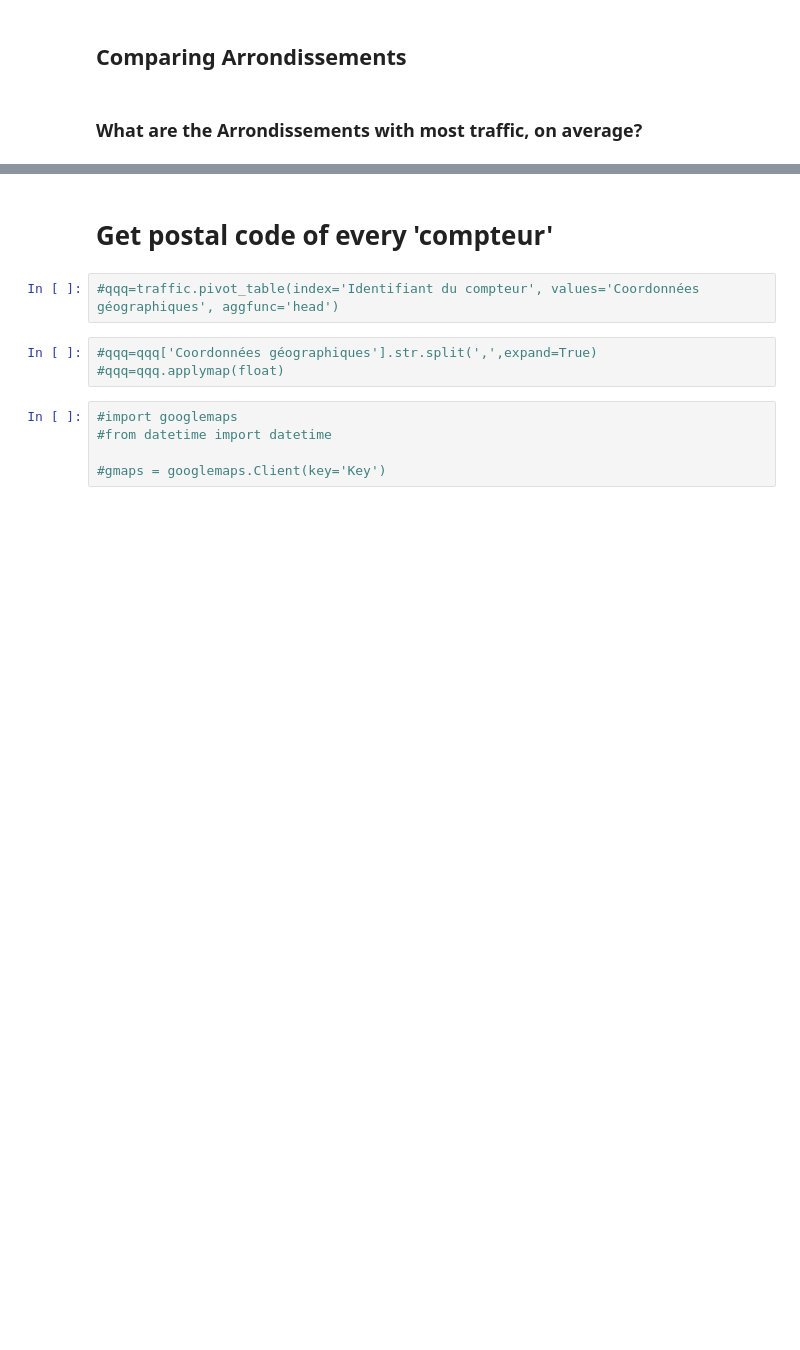
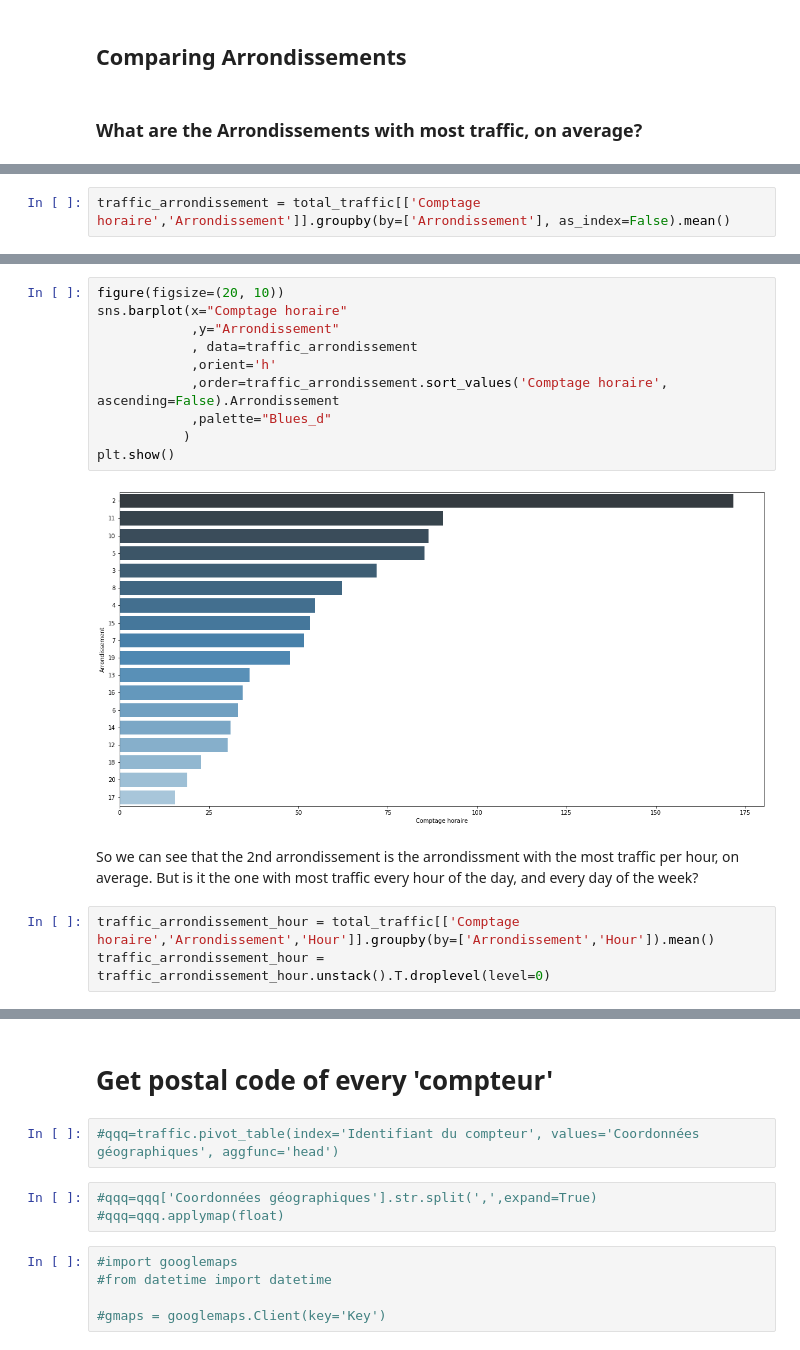
Before and after one commit to tmcdonald92/Bike-Traffic-In-Paris, a Jupyter notebook: Bycicles in Paris.ipynb, the cells around one changed output, grey strips where cells are left out. Drawn from its saved outputs; the diff is of its cells as text; blank space fills up the shorter version.

```diff
--- a/Bycicles in Paris.ipynb
+++ b/Bycicles in Paris.ipynb
@@ -361,0 +362,2 @@ traffic_arrondissement.plot(kind='barh')
+# %%
+traffic_arrondissement = total_traffic[['Comptage horaire','Arrondissement']].groupby(by=['Arrondissement'], as_index=False).mean()
@@ -361,0 +382,18 @@ traffic_arrondissement.plot(kind='barh')
+# %%
+figure(figsize=(20, 10))
+sns.barplot(x="Comptage horaire"
+            ,y="Arrondissement"
+            , data=traffic_arrondissement
+            ,orient='h'
+            ,order=traffic_arrondissement.sort_values('Comptage horaire', ascending=False).Arrondissement
+            ,palette="Blues_d"
+           )
+plt.show()
+# %% [output]
+[figure, added]
+# %% [markdown]
+So we can see that the 2nd arrondissement is the arrondissment with the most traffic per hour, on average.
+But is it the one with most traffic every hour of the day, and every day of the week?
+# %%
+traffic_arrondissement_hour = total_traffic[['Comptage horaire','Arrondissement','Hour']].groupby(by=['Arrondissement','Hour']).mean()
+traffic_arrondissement_hour = traffic_arrondissement_hour.unstack().T.droplevel(level=0)
```
Also changed, not shown: parts of 20 cells of this notebook.
